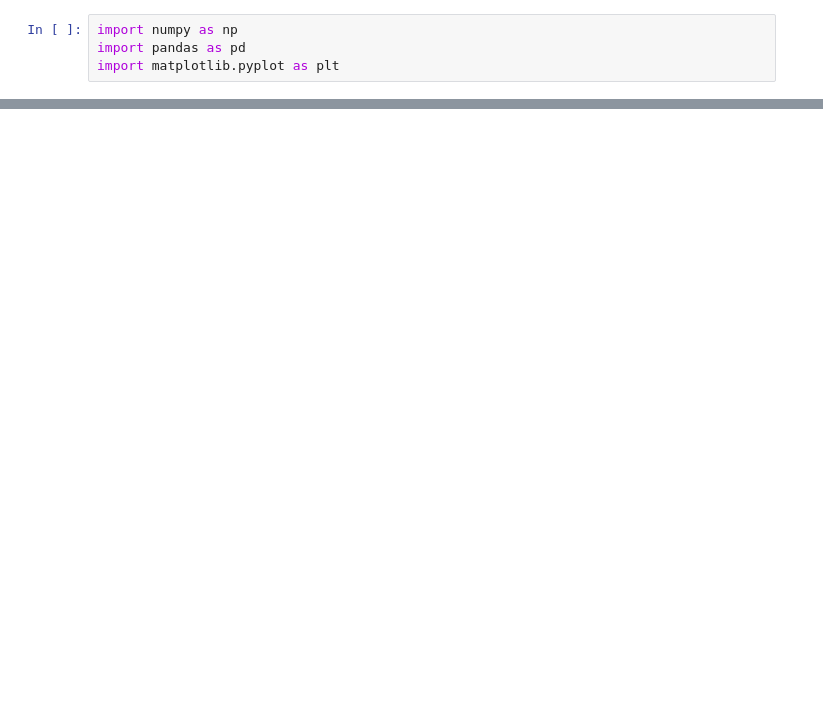
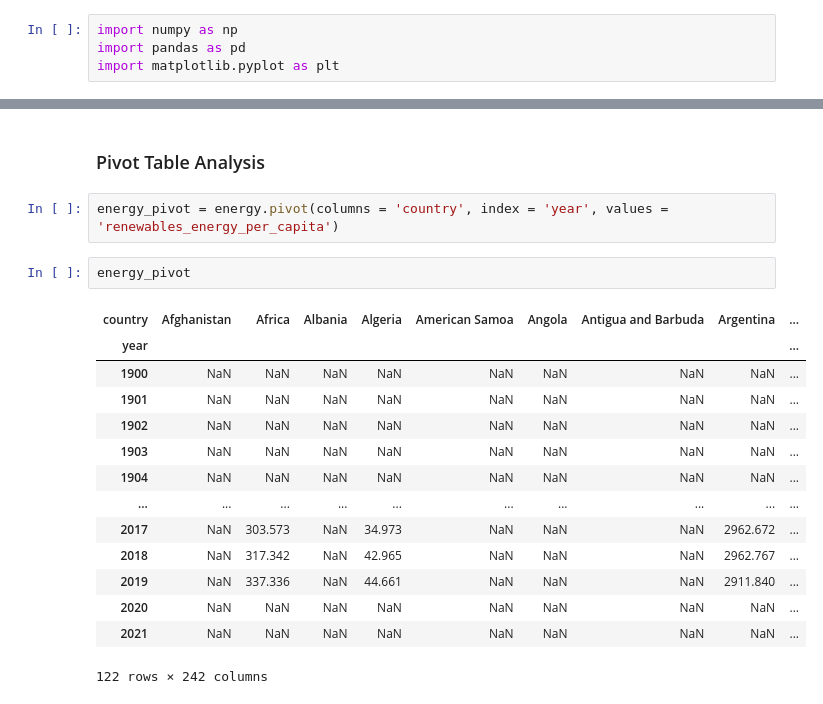
Before and after one commit to Malai237/cs103a-cpa01, a Jupyter notebook: cpa01.ipynb, the cells around one changed output, grey strips where cells are left out. Saved outputs shown, nothing was run; the diff lists cells and outputs as text; blank space fills up the shorter version.

```diff
--- a/cpa01.ipynb
+++ b/cpa01.ipynb
@@ -138,0 +166,21 @@ plt.grid()
+# %% [markdown]
+### Pivot Table Analysis
+# %%
+energy_pivot = energy.pivot(columns = 'country', index = 'year', values = 'renewables_energy_per_capita')
+# %%
+energy_pivot
+# %% [output]
+| country | Afghanistan | Africa | Albania | Algeria | American Samoa | Angola | Antigua and Barbuda | Argentina | ... |
+| year |  |  |  |  |  |  |  |  | ... |
+| 1900 | NaN | NaN | NaN | NaN | NaN | NaN | NaN | NaN | ... |
+| 1901 | NaN | NaN | NaN | NaN | NaN | NaN | NaN | NaN | ... |
+| 1902 | NaN | NaN | NaN | NaN | NaN | NaN | NaN | NaN | ... |
+| 1903 | NaN | NaN | NaN | NaN | NaN | NaN | NaN | NaN | ... |
+| 1904 | NaN | NaN | NaN | NaN | NaN | NaN | NaN | NaN | ... |
+| ... | ... | ... | ... | ... | ... | ... | ... | ... | ... |
+| 2017 | NaN | 303.573 | NaN | 34.973 | NaN | NaN | NaN | 2962.672 | ... |
+| 2018 | NaN | 317.342 | NaN | 42.965 | NaN | NaN | NaN | 2962.767 | ... |
+| 2019 | NaN | 337.336 | NaN | 44.661 | NaN | NaN | NaN | 2911.840 | ... |
+| 2020 | NaN | NaN | NaN | NaN | NaN | NaN | NaN | NaN | ... |
+| 2021 | NaN | NaN | NaN | NaN | NaN | NaN | NaN | NaN | ... |
+122 rows × 242 columns
```
Also changed, not shown: parts of 18 cells of this notebook.
